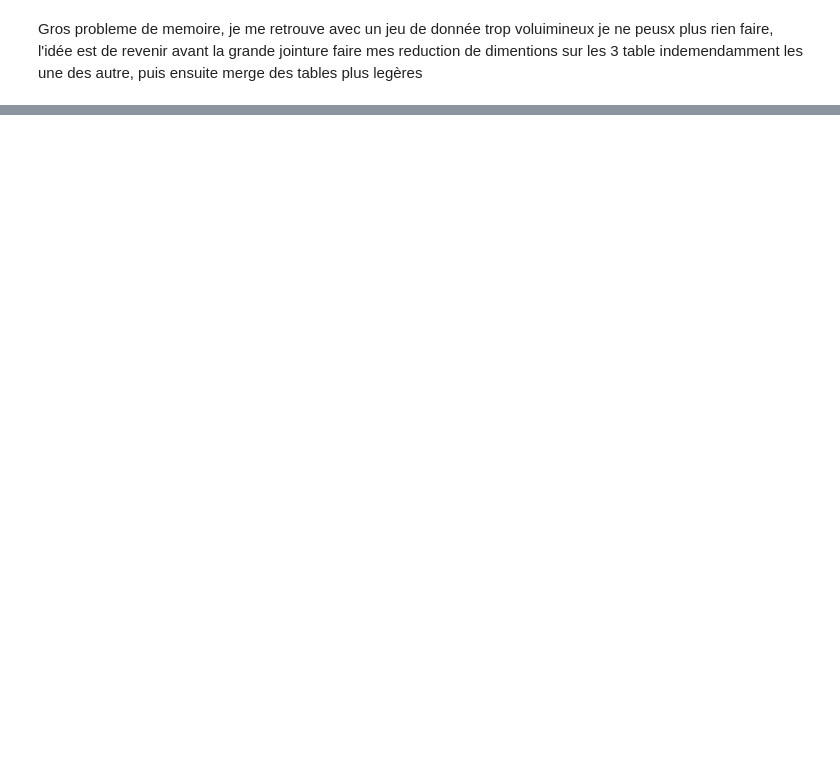
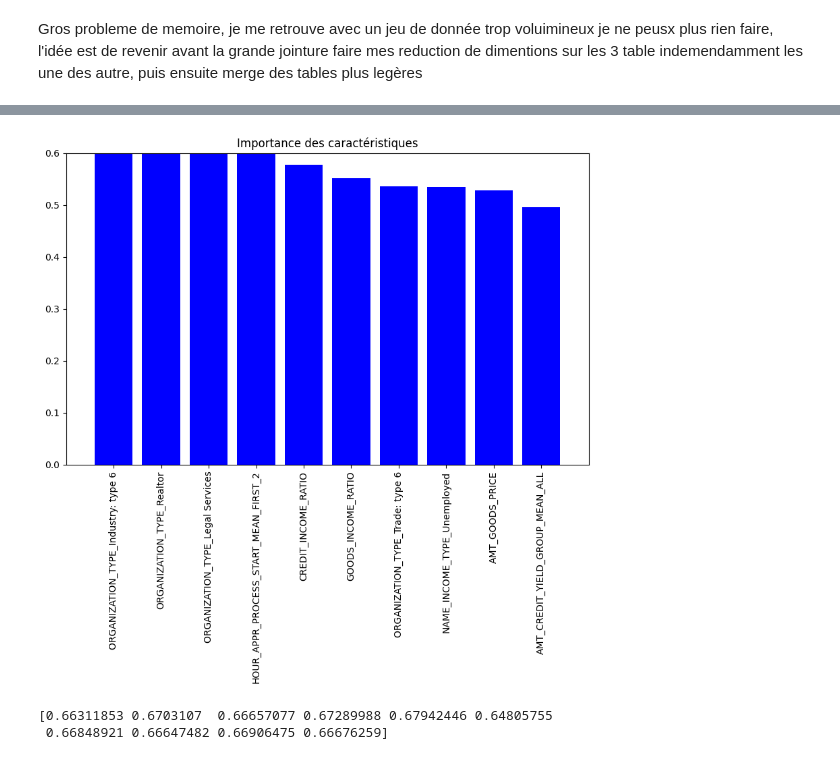
Before and after one commit to ASAKHRI/ProjetFilRouge, a Jupyter notebook: fEngeneering.ipynb, the cells around one changed output, grey strips where cells are left out. Drawn from its saved outputs; the diff is of its cells as text; code cells hidden in the pictures; blank space fills up the shorter version.

```diff
--- a/fEngeneering.ipynb
+++ b/fEngeneering.ipynb
@@ -1123,0 +1113,19 @@ ValueError: No valid specification of the columns. Only a scalar, list or slice
+# %%
+def plot_features_importance_10(nom_model, jeu_entrainement, top_n=10):
+    # Obtenir l'importance des caractéristiques
+    importances = abs(nom_model.coef_[0])
+
+    # Trier l'importance des caractéristiques en ordre décroissant
+    indices = np.argsort(importances)[::-1][:top_n]
+
+    # Nom des caractéristiques
+    feature_names = list(jeu_entrainement.columns)
+
+    # Tracer le graphique de l'importance des caractéristiques
+    plt.figure(figsize=(10, 6))
+    plt.title("Importance des caractéristiques")
+    plt.bar(range(len(indices)), importances[indices], color="b", align="center")
+    plt.xticks(range(len(indices)), [feature_names[i] for i in indices], rotation=90)
+    plt.xlim([-1, len(indices)])
+    plt.ylim([0, 0.6])
+    plt.show()
@@ -1123,0 +1136,10 @@ ValueError: No valid specification of the columns. Only a scalar, list or slice
+# %%
+plot_features_importance_10(model, X_res, top_n=10)
+# %% [output]
+[figure, added]
+# %%
+scores = cross_val_score(model,X_res,y_res,scoring='accuracy',cv=ckf, n_jobs=-1)
+print(scores)
+# %% [output]
+[0.66311853 0.6703107  0.66657077 0.67289988 0.67942446 0.64805755
+ 0.66848921 0.66647482 0.66906475 0.66676259]
```
Also changed, not shown: parts of 50 cells of this notebook, 1 other file.
